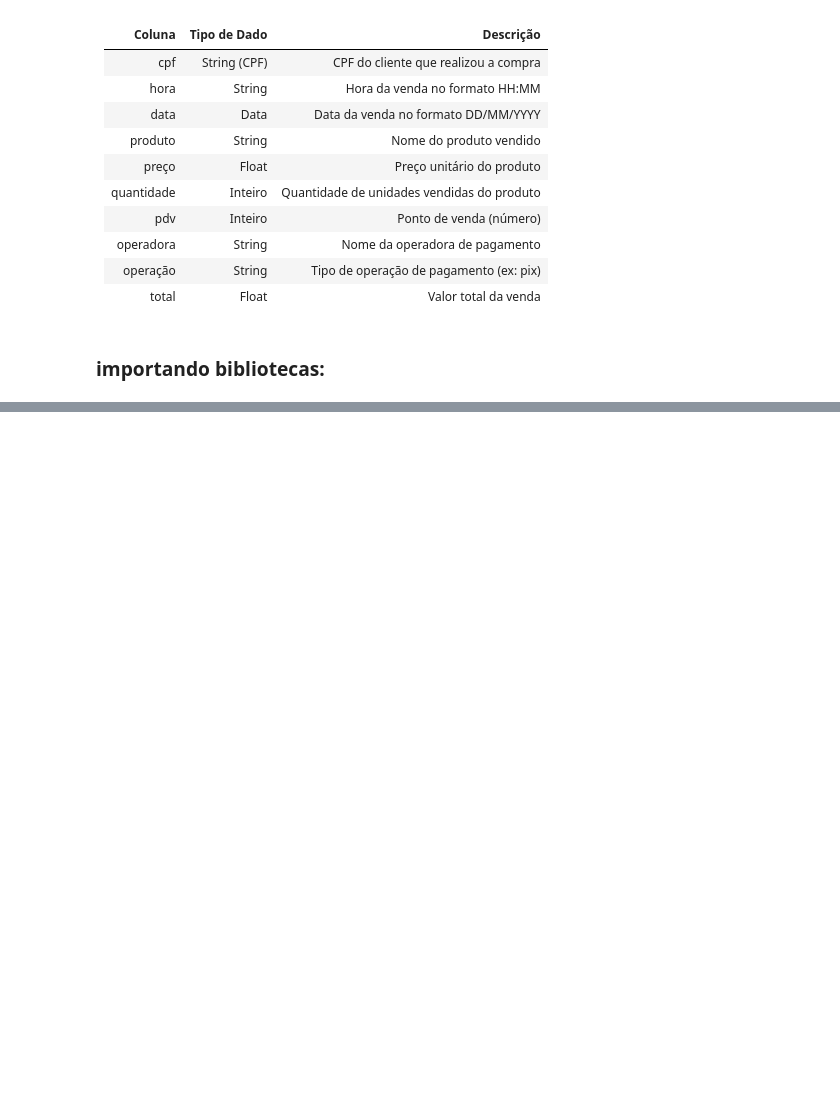
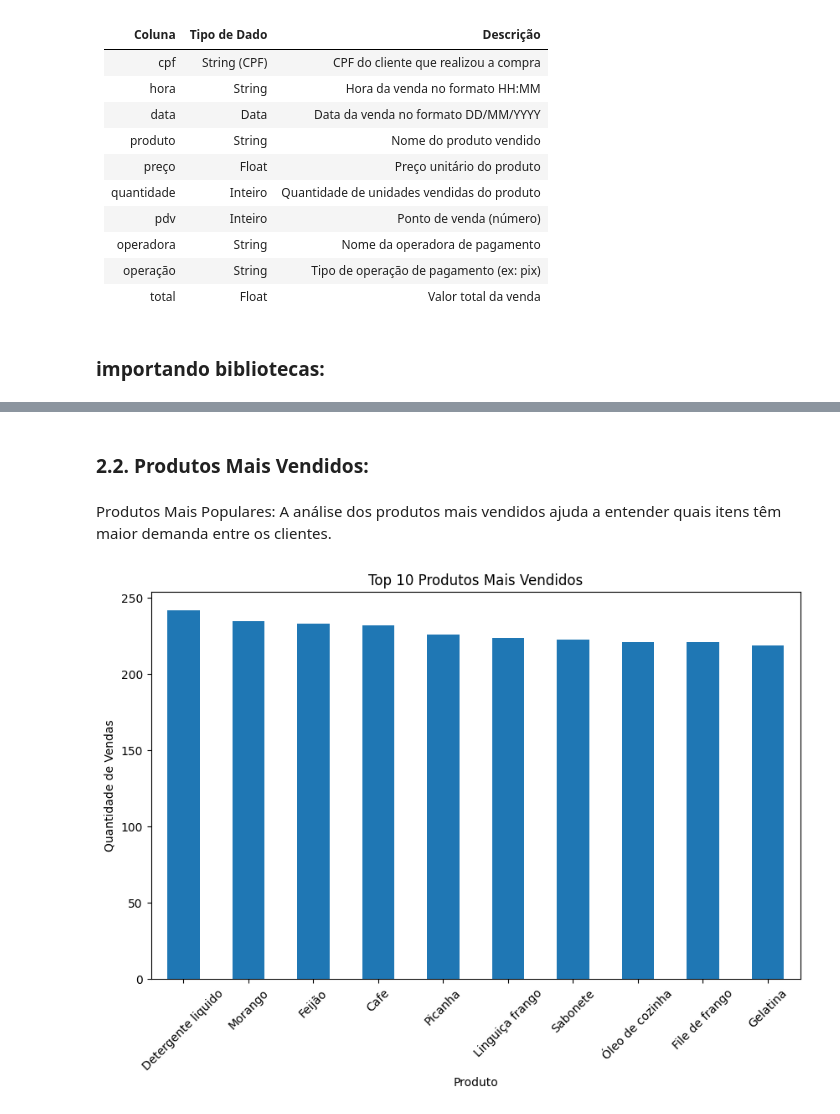
Before and after one commit to Jandersolutions/super_mercado, a Jupyter notebook: notebooks/projeto.ipynb, the cells around one changed output, grey strips where cells are left out. Cells and saved outputs as stored; diff of their text form; code cells hidden in the pictures; blank space fills up the shorter version.

```diff
--- a/notebooks/projeto.ipynb
+++ b/notebooks/projeto.ipynb
@@ -60,0 +80,16 @@ df = pd.read_csv("../data/interim/venda.csv")
+# %% [markdown]
+### 2.2. Produtos Mais Vendidos:
+# %% [markdown]
+Produtos Mais Populares: A análise dos produtos mais vendidos ajuda a entender quais itens têm maior demanda entre os clientes.
+# %%
+# Produtos mais vendidos
+top_products = df['produto'].value_counts().head(10)
+plt.figure(figsize=(10, 6))
+top_products.plot(kind='bar')
+plt.title('Top 10 Produtos Mais Vendidos')
+plt.xlabel('Produto')
+plt.ylabel('Quantidade de Vendas')
+plt.xticks(rotation=45)
+plt.show()
+# %% [output]
+[figure, added]
```
Also changed, not shown: parts of 15 cells of this notebook.
